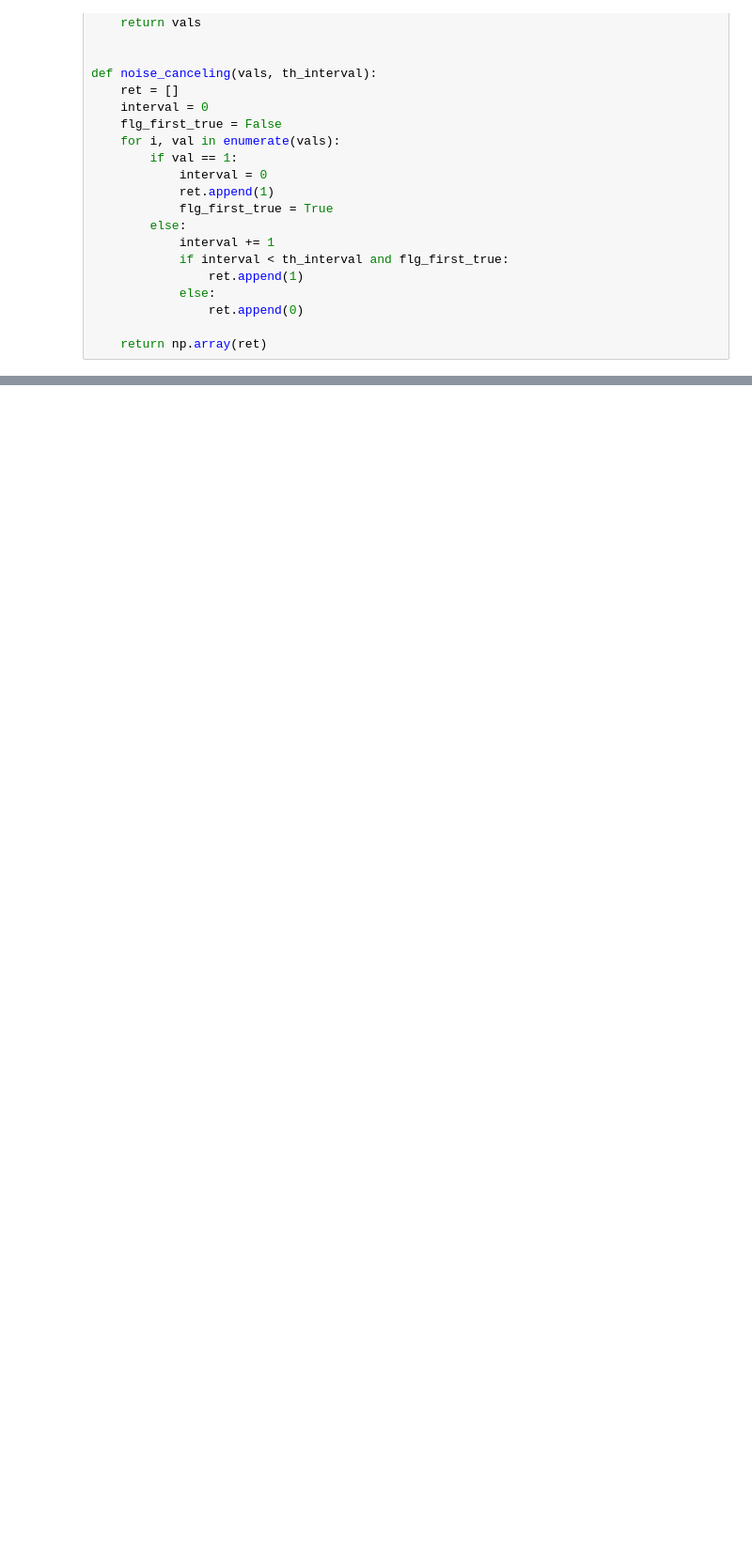
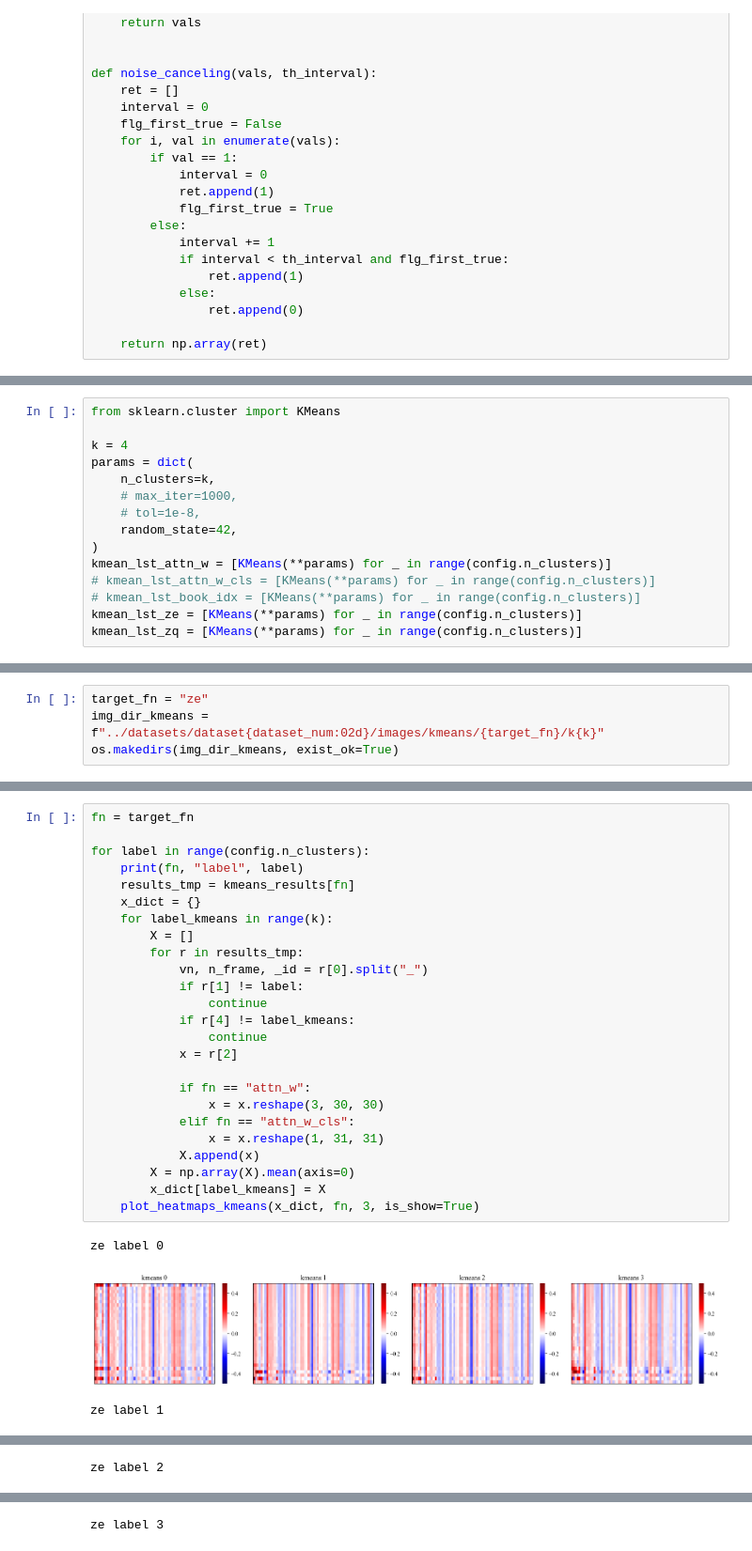
Before and after one commit to kojikojiprg/har-for-or, a Jupyter notebook: notebooks/event_detection.ipynb, the cells around one changed output, grey strips where cells are left out. Shown at 94% size. Saved outputs shown, nothing was run; the diff lists cells and outputs as text; blank space fills up the shorter version.

```diff
--- a/notebooks/event_detection.ipynb
+++ b/notebooks/event_detection.ipynb
@@ -304,0 +359,15 @@ for video_num in label_counts_all.keys():
+# %%
+from sklearn.cluster import KMeans
+
+k = 4
+params = dict(
+    n_clusters=k,
+    # max_iter=1000,
+    # tol=1e-8,
+    random_state=42,
+)
+kmean_lst_attn_w = [KMeans(**params) for _ in range(config.n_clusters)]
+# kmean_lst_attn_w_cls = [KMeans(**params) for _ in range(config.n_clusters)]
+# kmean_lst_book_idx = [KMeans(**params) for _ in range(config.n_clusters)]
+kmean_lst_ze = [KMeans(**params) for _ in range(config.n_clusters)]
+kmean_lst_zq = [KMeans(**params) for _ in range(config.n_clusters)]
@@ -304,0 +395,4 @@ for video_num in label_counts_all.keys():
+# %%
+target_fn = "ze"
+img_dir_kmeans = f"../datasets/dataset{dataset_num:02d}/images/kmeans/{target_fn}/k{k}"
+os.makedirs(img_dir_kmeans, exist_ok=True)
@@ -304,0 +572,29 @@ for video_num in label_counts_all.keys():
+# %%
+fn = target_fn
+
+for label in range(config.n_clusters):
+    print(fn, "label", label)
+    results_tmp = kmeans_results[fn]
+    x_dict = {}
+    for label_kmeans in range(k):
+        X = []
+        for r in results_tmp:
+            vn, n_frame, _id = r[0].split("_")
+            if r[1] != label:
+                continue
+            if r[4] != label_kmeans:
+                continue
+            x = r[2]
+
+            if fn == "attn_w":
+                x = x.reshape(3, 30, 30)
+            elif fn == "attn_w_cls":
+                x = x.reshape(1, 31, 31)
+            X.append(x)
+        X = np.array(X).mean(axis=0)
+        x_dict[label_kmeans] = X
+    plot_heatmaps_kmeans(x_dict, fn, 3, is_show=True)
+# %% [output]
+ze label 0
+[figure, added]
+ze label 1
@@ -304,0 +602 @@ for video_num in label_counts_all.keys():
+ze label 2
@@ -304,0 +604 @@ for video_num in label_counts_all.keys():
+ze label 3
```
Also changed, not shown: parts of 21 cells of this notebook, 1 other file.
